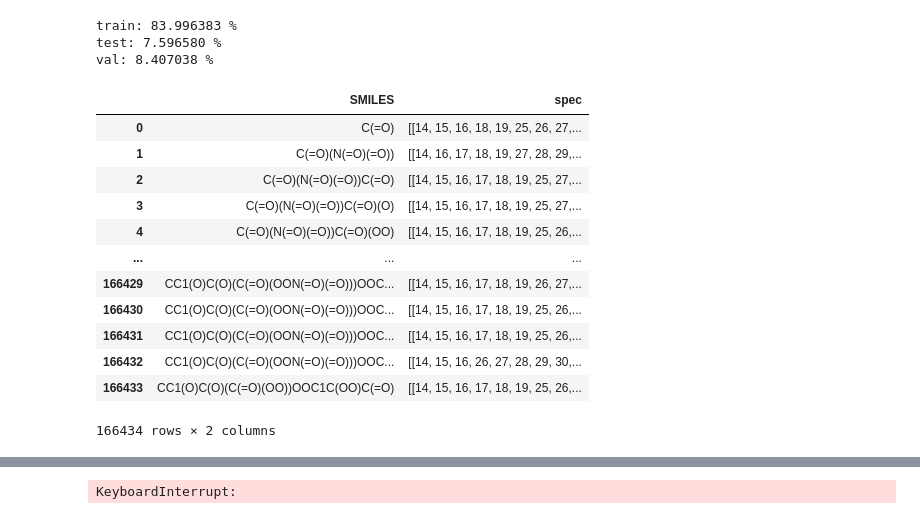
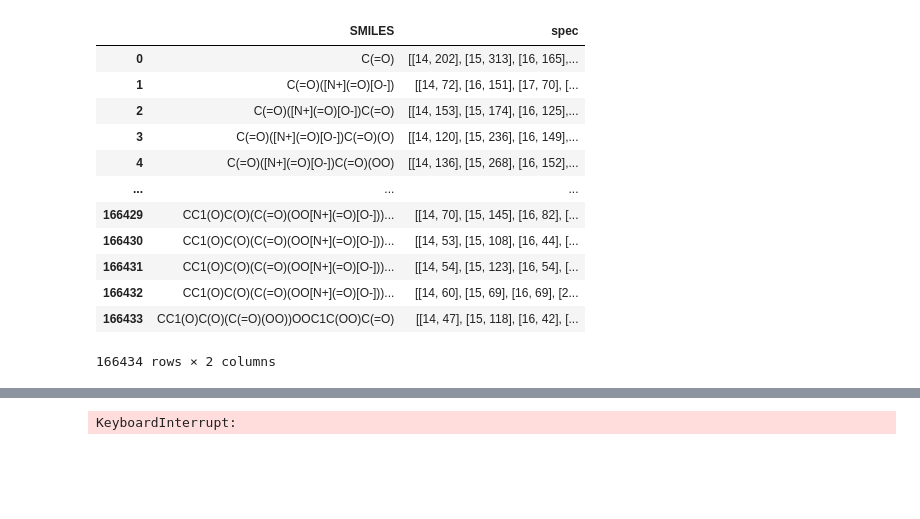
Before and after one commit to kuulia/DiffEIMS, a Jupyter notebook: notebooks/neims_testing.ipynb, the cells around one changed output, grey strips where cells are left out. Saved outputs shown, nothing was run; the diff lists cells and outputs as text; code cells hidden in the pictures; blank space fills up the shorter version.

```diff
--- a/notebooks/neims_testing.ipynb
+++ b/notebooks/neims_testing.ipynb
@@ -8,31 +12,19 @@ from rdkit.DataStructs import TanimotoSimilarity
 np.random.seed(seed=42)
-# %%
-msgdf = pd.read_csv('../data/msg/split.tsv', sep = '\t', index_col='name')
-train, val, test = pd.value_counts(msgdf['split'])
-df_msg_len = train + val + test
-train_p  = train / df_msg_len
-val_p = val / df_msg_len
-test_p = test / df_msg_len
-print(f'train: {train_p* 100:2f} %\ntest: {test_p* 100:2f} %\nval: {val_p* 100:2f} %')
-# %% [output]
-train: 83.996383 %
-test: 7.596580 %
-val: 8.407038 %
 # %%
-with open('../data/neims/df_neims_gecko.pkl', 'rb') as file:
-    df = pkl.load(file)
-df
+with open('../data/neims/spec_files/df_neims_gecko_3_9_22.pkl', 'rb') as file:
+    df1 = pkl.load(file)
+df1
 # %% [output]
 |  | SMILES | spec |
-| 0 | C(=O) | [[14, 15, 16, 18, 19, 25, 26, 27,... |
-| 1 | C(=O)(N(=O)(=O)) | [[14, 16, 17, 18, 19, 27, 28, 29,... |
-| 2 | C(=O)(N(=O)(=O))C(=O) | [[14, 15, 16, 17, 18, 19, 25, 27,... |
-| 3 | C(=O)(N(=O)(=O))C(=O)(O) | [[14, 15, 16, 17, 18, 19, 25, 27,... |
-| 4 | C(=O)(N(=O)(=O))C(=O)(OO) | [[14, 15, 16, 17, 18, 19, 25, 26,... |
+| 0 | C(=O) | [[14, 202], [15, 313], [16, 165],... |
+| 1 | C(=O)([N+](=O)[O-]) | [[14, 72], [16, 151], [17, 70], [... |
+| 2 | C(=O)([N+](=O)[O-])C(=O) | [[14, 153], [15, 174], [16, 125],... |
+| 3 | C(=O)([N+](=O)[O-])C(=O)(O) | [[14, 120], [15, 236], [16, 149],... |
+| 4 | C(=O)([N+](=O)[O-])C(=O)(OO) | [[14, 136], [15, 268], [16, 152],... |
 | ... | ... | ... |
-| 166429 | CC1(O)C(O)(C(=O)(OON(=O)(=O)))OOC... | [[14, 15, 16, 17, 18, 19, 26, 27,... |
-| 166430 | CC1(O)C(O)(C(=O)(OON(=O)(=O)))OOC... | [[14, 15, 16, 17, 18, 19, 25, 26,... |
-| 166431 | CC1(O)C(O)(C(=O)(OON(=O)(=O)))OOC... | [[14, 15, 16, 17, 18, 19, 25, 26,... |
-| 166432 | CC1(O)C(O)(C(=O)(OON(=O)(=O)))OOC... | [[14, 15, 16, 26, 27, 28, 29, 30,... |
-| 166433 | CC1(O)C(O)(C(=O)(OO))OOC1C(OO)C(=O) | [[14, 15, 16, 17, 18, 19, 25, 26,... |
+| 166429 | CC1(O)C(O)(C(=O)(OO[N+](=O)[O-]))... | [[14, 70], [15, 145], [16, 82], [... |
+| 166430 | CC1(O)C(O)(C(=O)(OO[N+](=O)[O-]))... | [[14, 53], [15, 108], [16, 44], [... |
+| 166431 | CC1(O)C(O)(C(=O)(OO[N+](=O)[O-]))... | [[14, 54], [15, 123], [16, 54], [... |
+| 166432 | CC1(O)C(O)(C(=O)(OO[N+](=O)[O-]))... | [[14, 60], [15, 69], [16, 69], [2... |
+| 166433 | CC1(O)C(O)(C(=O)(OO))OOC1C(OO)C(=O) | [[14, 47], [15, 118], [16, 42], [... |
 166434 rows × 2 columns
```
Also changed, not shown: parts of 20 cells of this notebook, 8 other files.
